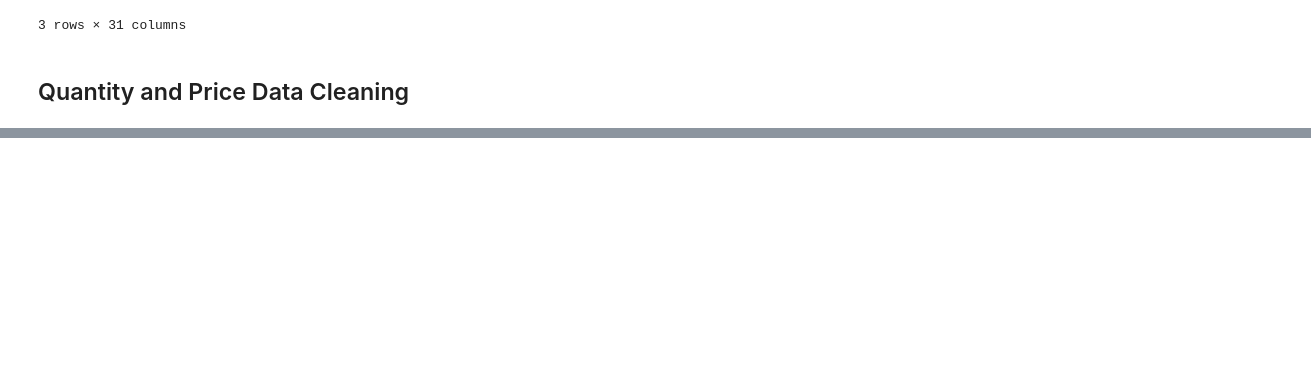
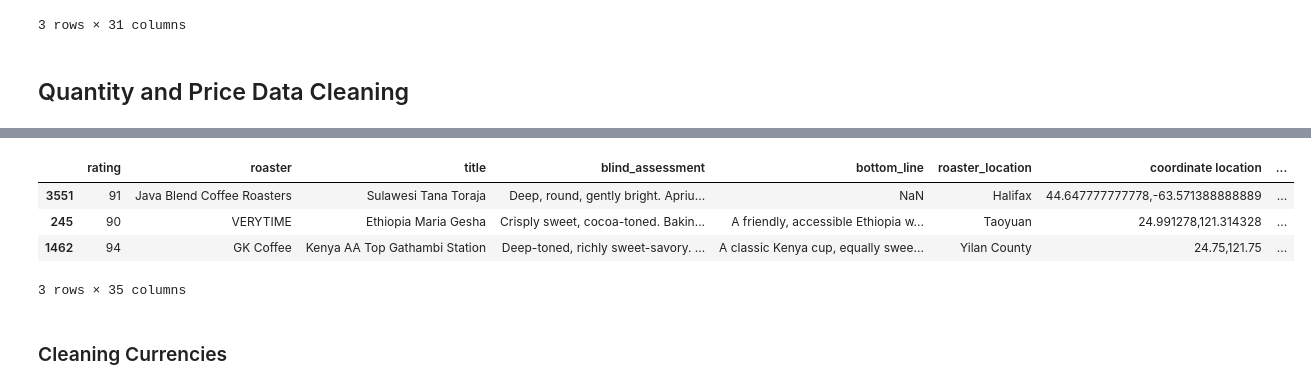
Before and after one commit to tynardone/coffee-reviews-analysis, a Jupyter notebook: notebooks/exploratory/01_data_cleaning.ipynb, the cells around one changed output, grey strips where cells are left out. Cells and saved outputs as stored; diff of their text form; code cells hidden in the pictures; blank space fills up the shorter version.

```diff
--- a/notebooks/exploratory/01_data_cleaning.ipynb
+++ b/notebooks/exploratory/01_data_cleaning.ipynb
@@ -173,0 +109,11 @@ coffee
+# %%
+coffee_df_merged = coffee_df.merge(price_quantity, left_index=True, right_index=True)
+coffee_df_merged.sample(3)
+# %% [output]
+|  | rating | roaster | title | blind_assessment | bottom_line | roaster_location | coordinate location | ... |
+| 3551 | 91 | Java Blend Coffee Roasters | Sulawesi Tana Toraja | Deep, round, gently bright. Apriu... | NaN | Halifax | 44.647777777778,-63.571388888889 | ... |
+| 245 | 90 | VERYTIME | Ethiopia Maria Gesha | Crisply sweet, cocoa-toned. Bakin... | A friendly, accessible Ethiopia w... | Taoyuan | 24.991278,121.314328 | ... |
+| 1462 | 94 | GK Coffee | Kenya AA Top Gathambi Station | Deep-toned, richly sweet-savory. ... | A classic Kenya cup, equally swee... | Yilan County | 24.75,121.75 | ... |
+3 rows × 35 columns
+# %% [markdown]
+### Cleaning Currencies
```
Also changed, not shown: parts of 10 cells of this notebook.
